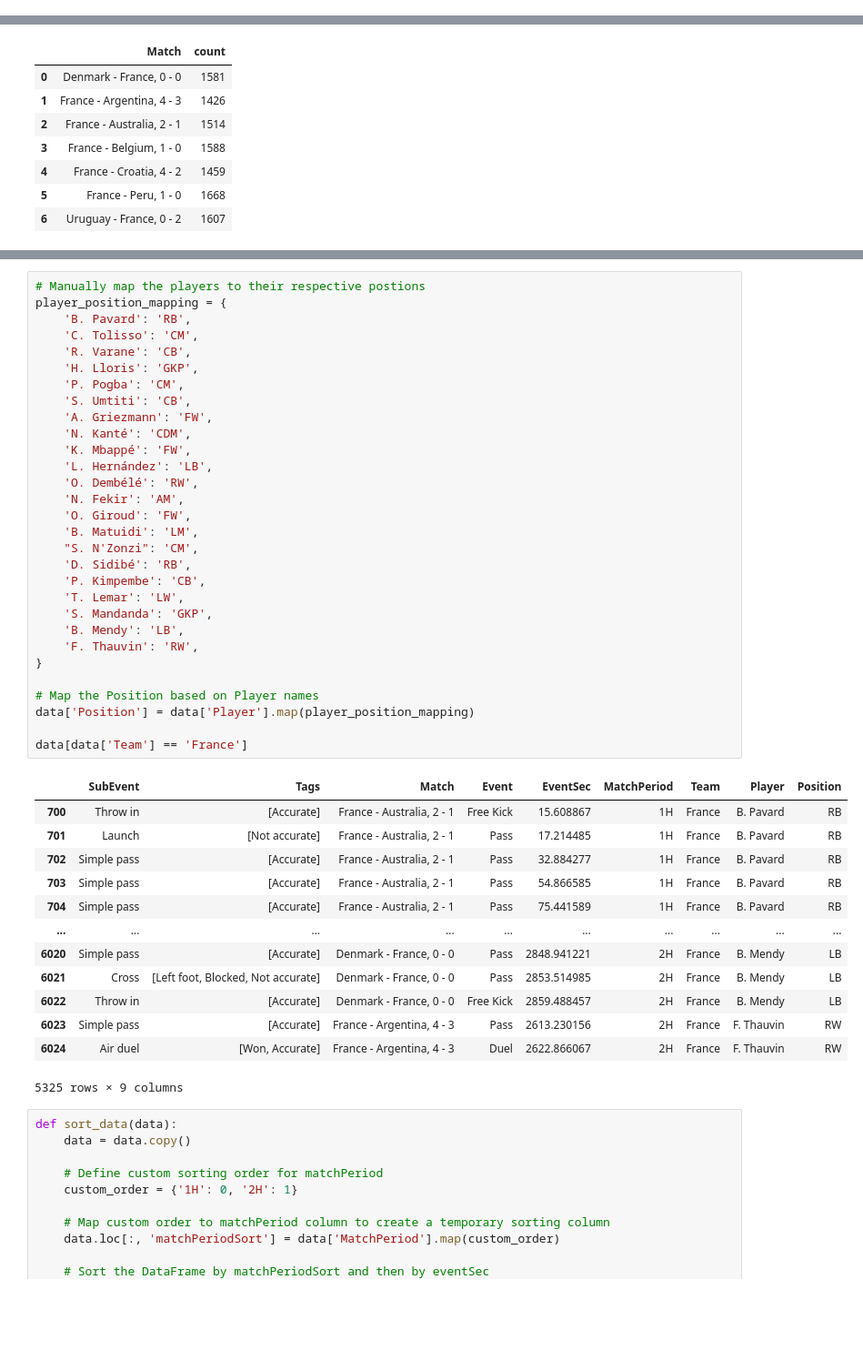
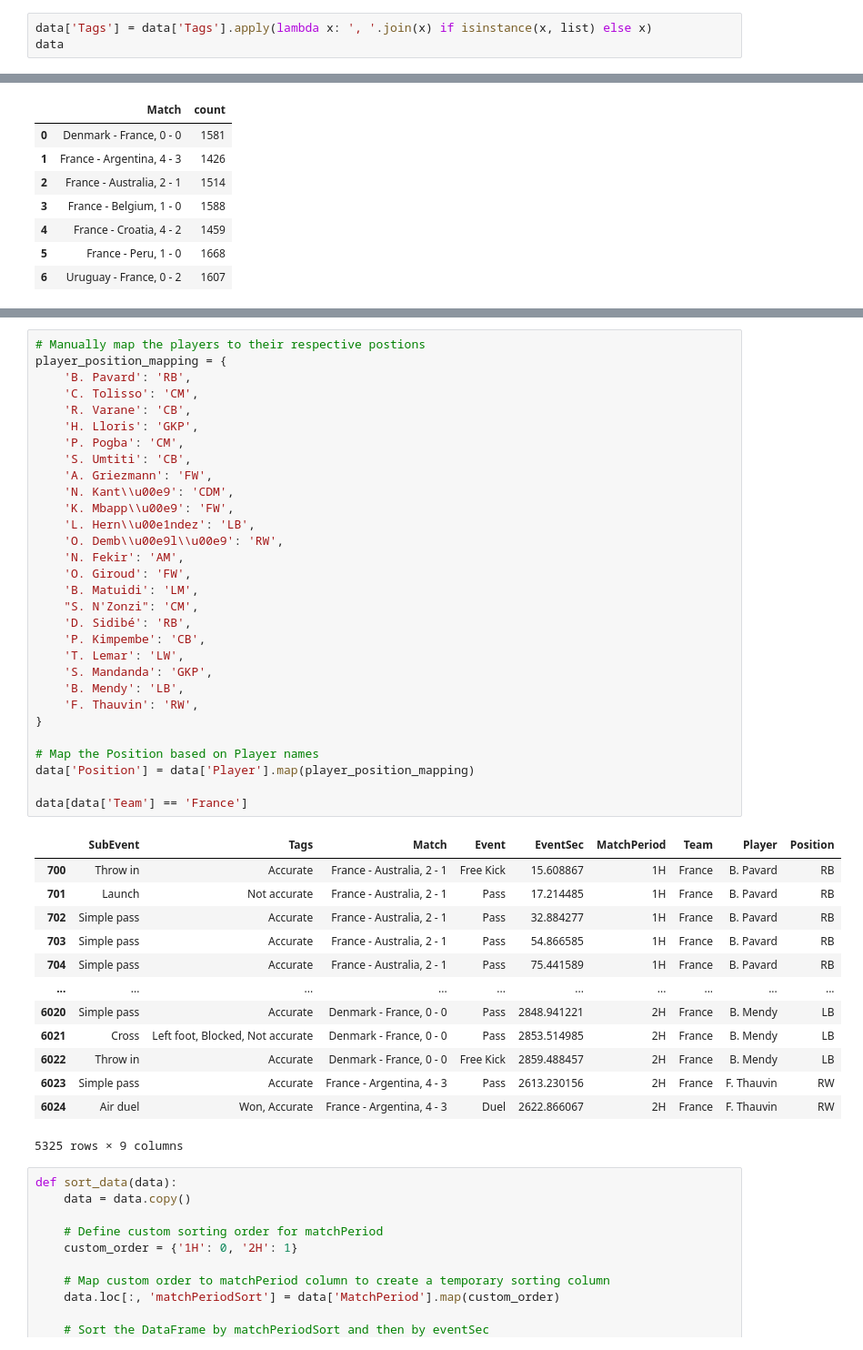
Before and after one commit to MrSachin7/ProcessMiningProject, a Jupyter notebook: Data_preparation/index.ipynb, the cells around one changed output, grey strips where cells are left out. Shown: that part at 91% size. Cells and saved outputs as stored; diff of their text form; blank space fills up the shorter version.

```diff
--- a/Data_preparation/index.ipynb
+++ b/Data_preparation/index.ipynb
@@ -142,3 +141,6 @@ data
 | 10841 | Simple pass | [Accurate] | France - Croatia, 4 - 2 | Pass | 2567.478676 | 2H | Croatia | M. Pjaca |
 | 10842 | Ground defending duel | [Won, Accurate] | France - Croatia, 4 - 2 | Duel | 2752.746051 | 2H | Croatia | M. Pjaca |
 10843 rows × 8 columns
+# %%
+data['Tags'] = data['Tags'].apply(lambda x: ', '.join(x) if isinstance(x, list) else x)
+data
@@ -181,46 +197,46 @@ french_players
 # %%
 # Manually map the players to their respective postions
 player_position_mapping = {
     'B. Pavard': 'RB',
     'C. Tolisso': 'CM',
     'R. Varane': 'CB',
     'H. Lloris': 'GKP',
     'P. Pogba': 'CM',
     'S. Umtiti': 'CB',
     'A. Griezmann': 'FW',
-    'N. Kanté': 'CDM',
-    'K. Mbappé': 'FW',
-    'L. Hernández': 'LB',
-    'O. Dembélé': 'RW',
+    'N. Kant\\u00e9': 'CDM',
+    'K. Mbapp\\u00e9': 'FW',
+    'L. Hern\\u00e1ndez': 'LB',
+    'O. Demb\\u00e9l\\u00e9': 'RW',
     'N. Fekir': 'AM',
     'O. Giroud': 'FW',
     'B. Matuidi': 'LM',
     "S. N'Zonzi": 'CM',
     'D. Sidibé': 'RB',
     'P. Kimpembe': 'CB',
     'T. Lemar': 'LW',
     'S. Mandanda': 'GKP',
     'B. Mendy': 'LB',
     'F. Thauvin': 'RW',
 }
 
 # Map the Position based on Player names
 data['Position'] = data['Player'].map(player_position_mapping)
 
 data[data['Team'] == 'France']
 # %% [output]
 |  | SubEvent | Tags | Match | Event | EventSec | MatchPeriod | Team | Player | Position |
-| 700 | Throw in | [Accurate] | France - Australia, 2 - 1 | Free Kick | 15.608867 | 1H | France | B. Pavard | RB |
-| 701 | Launch | [Not accurate] | France - Australia, 2 - 1 | Pass | 17.214485 | 1H | France | B. Pavard | RB |
-| 702 | Simple pass | [Accurate] | France - Australia, 2 - 1 | Pass | 32.884277 | 1H | France | B. Pavard | RB |
-| 703 | Simple pass | [Accurate] | France - Australia, 2 - 1 | Pass | 54.866585 | 1H | France | B. Pavard | RB |
-| 704 | Simple pass | [Accurate] | France - Australia, 2 - 1 | Pass | 75.441589 | 1H | France | B. Pavard | RB |
+| 700 | Throw in | Accurate | France - Australia, 2 - 1 | Free Kick | 15.608867 | 1H | France | B. Pavard | RB |
+| 701 | Launch | Not accurate | France - Australia, 2 - 1 | Pass | 17.214485 | 1H | France | B. Pavard | RB |
+| 702 | Simple pass | Accurate | France - Australia, 2 - 1 | Pass | 32.884277 | 1H | France | B. Pavard | RB |
+| 703 | Simple pass | Accurate | France - Australia, 2 - 1 | Pass | 54.866585 | 1H | France | B. Pavard | RB |
+| 704 | Simple pass | Accurate | France - Australia, 2 - 1 | Pass | 75.441589 | 1H | France | B. Pavard | RB |
 | ... | ... | ... | ... | ... | ... | ... | ... | ... | ... |
-| 6020 | Simple pass | [Accurate] | Denmark - France, 0 - 0 | Pass | 2848.941221 | 2H | France | B. Mendy | LB |
-| 6021 | Cross | [Left foot, Blocked, Not accurate] | Denmark - France, 0 - 0 | Pass | 2853.514985 | 2H | France | B. Mendy | LB |
-| 6022 | Throw in | [Accurate] | Denmark - France, 0 - 0 | Free Kick | 2859.488457 | 2H | France | B. Mendy | LB |
-| 6023 | Simple pass | [Accurate] | France - Argentina, 4 - 3 | Pass | 2613.230156 | 2H | France | F. Thauvin | RW |
-| 6024 | Air duel | [Won, Accurate] | France - Argentina, 4 - 3 | Duel | 2622.866067 | 2H | France | F. Thauvin | RW |
+| 6020 | Simple pass | Accurate | Denmark - France, 0 - 0 | Pass | 2848.941221 | 2H | France | B. Mendy | LB |
+| 6021 | Cross | Left foot, Blocked, Not accurate | Denmark - France, 0 - 0 | Pass | 2853.514985 | 2H | France | B. Mendy | LB |
+| 6022 | Throw in | Accurate | Denmark - France, 0 - 0 | Free Kick | 2859.488457 | 2H | France | B. Mendy | LB |
+| 6023 | Simple pass | Accurate | France - Argentina, 4 - 3 | Pass | 2613.230156 | 2H | France | F. Thauvin | RW |
+| 6024 | Air duel | Won, Accurate | France - Argentina, 4 - 3 | Duel | 2622.866067 | 2H | France | F. Thauvin | RW |
 5325 rows × 9 columns
 # %%
 def sort_data(data):
```
Also changed, not shown: parts of 15 cells of this notebook, 14 other files.
